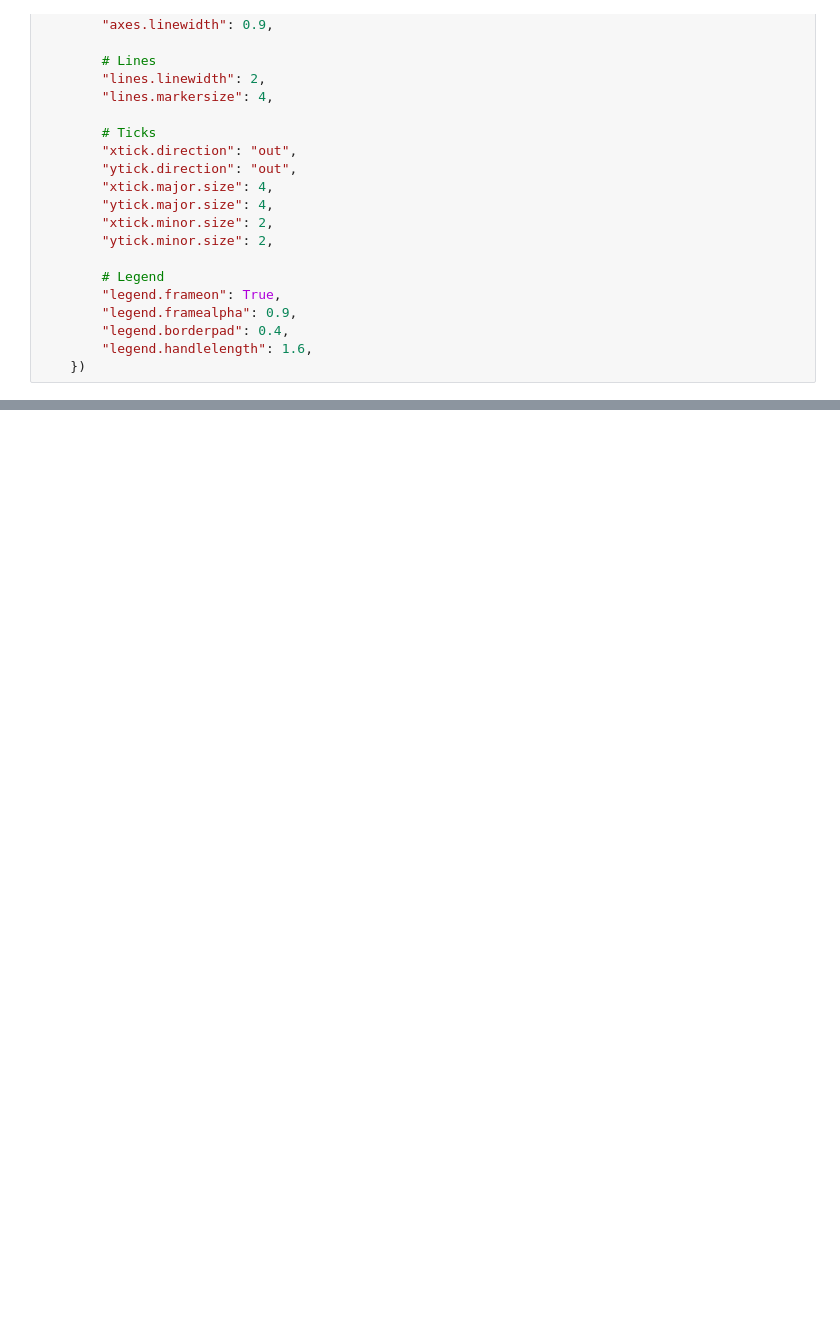
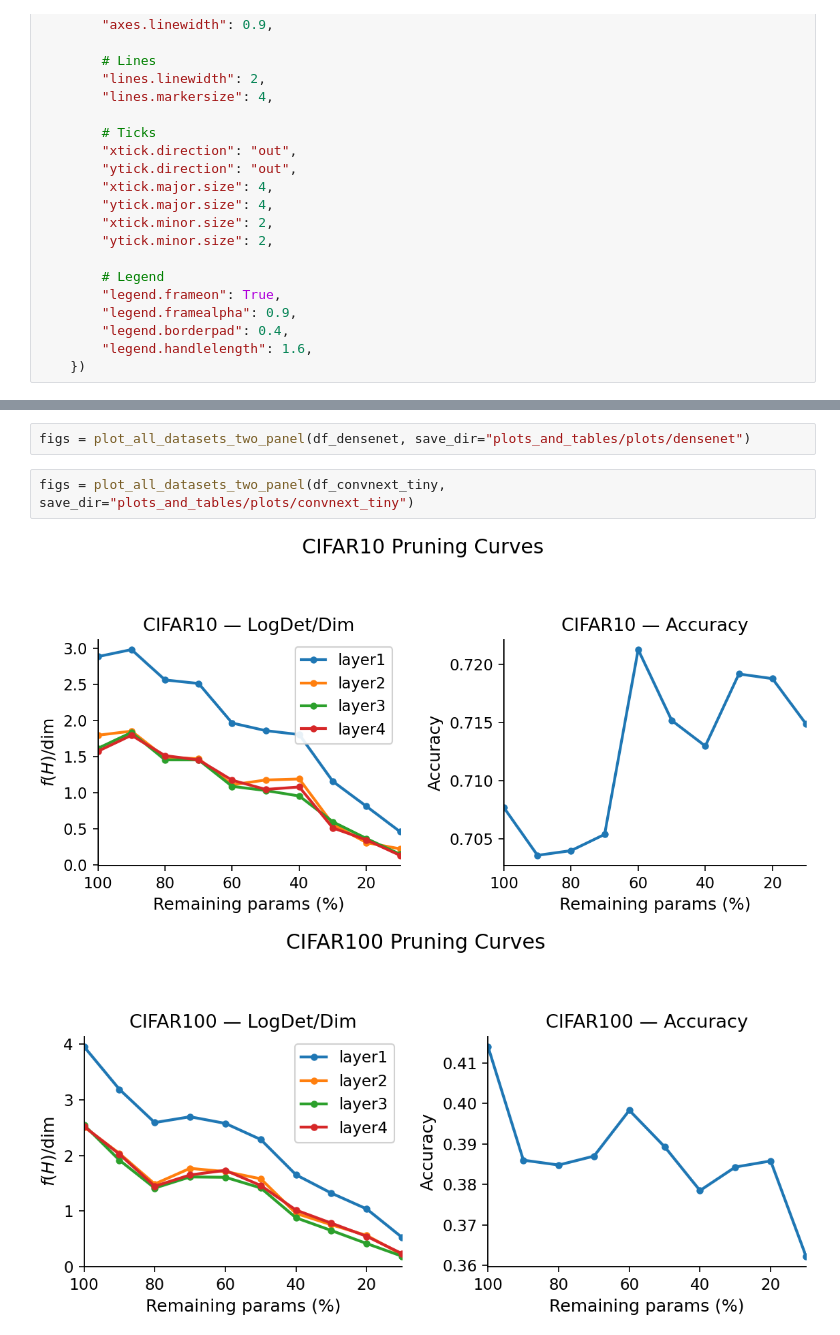
Before and after one commit to PerezLucas2903/LTH-FisherInformation, a Jupyter notebook: plots_and_tables/make_tables.ipynb, the cells around one changed output, grey strips where cells are left out. Drawn from its saved outputs; the diff is of its cells as text; blank space fills up the shorter version.

```diff
--- a/plots_and_tables/make_tables.ipynb
+++ b/plots_and_tables/make_tables.ipynb
@@ -404,0 +470,7 @@ figs = plot_all_datasets_two_panel(df_resnet18, invert_x=True)
+# %%
+figs = plot_all_datasets_two_panel(df_densenet, save_dir="plots_and_tables/plots/densenet")
+# %%
+figs = plot_all_datasets_two_panel(df_convnext_tiny, save_dir="plots_and_tables/plots/convnext_tiny")
+# %% [output]
+[figure, added]
+[figure, added]
```
Also changed, not shown: parts of 23 cells of this notebook, 3 other files.
